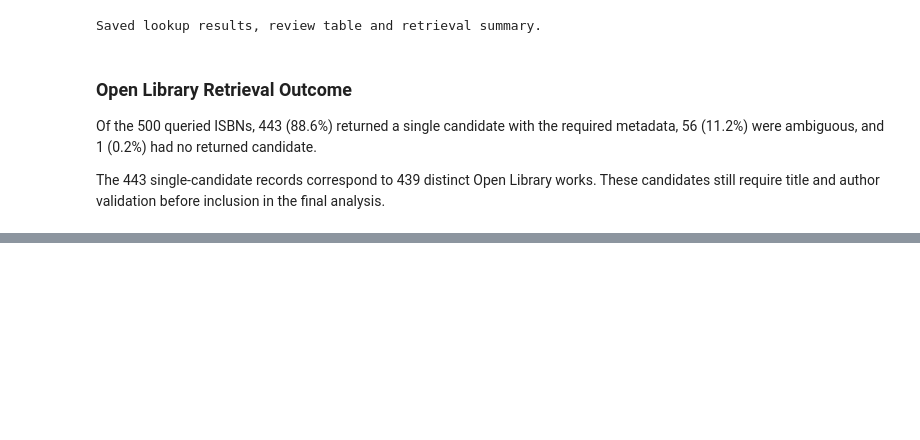
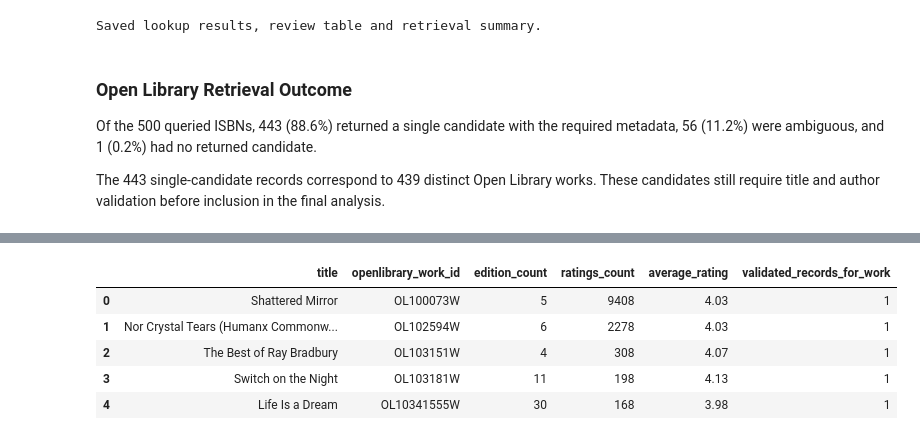
Before and after one commit to radostina-elinchova/books-ds, a Jupyter notebook: books_project.ipynb, the cells around one changed output, grey strips where cells are left out. Drawn from its saved outputs; the diff is of its cells as text; code cells hidden in the pictures; blank space fills up the shorter version.

Commit message:
Validate book matches and prepare analysis dataset

```diff
--- a/books_project.ipynb
+++ b/books_project.ipynb
@@ -1447,0 +1798,86 @@ author validation before inclusion in the final analysis.
+# %%
+validated_editions = matching_log.loc[
+    matching_log["included"]
+].copy()
+
+assert not validated_editions.empty
+
+assert validated_editions[
+    "openlibrary_work_id"
+].notna().all()
+
+for column in ["ratings_count", "edition_count"]:
+    validated_editions[column] = pd.to_numeric(
+        validated_editions[column],
+        errors="raise",
+    ).astype("Int64")
+
+assert validated_editions["ratings_count"].gt(0).all()
+assert validated_editions["edition_count"].gt(0).all()
+
+assert validated_editions[
+    "average_rating"
+].between(1, 5).all()
+
+# Check consistency of edition counts for repeated work IDs.
+assert (
+    validated_editions.groupby("openlibrary_work_id")[
+        "edition_count"
+    ]
+    .nunique()
+    .le(1)
+    .all()
+)
+
+validated_editions["validated_records_for_work"] = (
+    validated_editions.groupby("openlibrary_work_id")[
+        "isbn13"
+    ]
+    .transform("size")
+)
+
+analysis_books = (
+    validated_editions.sort_values(
+        [
+            "openlibrary_work_id",
+            "ratings_count",
+            "isbn13",
+        ],
+        ascending=[True, False, True],
+    )
+    .drop_duplicates(
+        subset="openlibrary_work_id",
+        keep="first",
+    )
+    .reset_index(drop=True)
+)
+
+assert analysis_books["openlibrary_work_id"].is_unique
+assert analysis_books["isbn13"].is_unique
+
+print(
+    "Accepted Goodreads records:",
+    len(validated_editions),
+)
+
+print(
+    "Distinct works for analysis:",
+    len(analysis_books),
+)
+
+print(
+    "Additional records removed during work deduplication:",
+    len(validated_editions) - len(analysis_books),
+)
+
+analysis_books[
+    [
+        "title",
+        "openlibrary_work_id",
+        "edition_count",
+        "ratings_count",
+        "average_rating",
+        "validated_records_for_work",
+    ]
+].head()
+# %% [output]
@@ -1447,0 +1887,6 @@ author validation before inclusion in the final analysis.
+|  | title | openlibrary_work_id | edition_count | ratings_count | average_rating | validated_records_for_work |
+| 0 | Shattered Mirror | OL100073W | 5 | 9408 | 4.03 | 1 |
+| 1 | Nor Crystal Tears (Humanx Commonw... | OL102594W | 6 | 2278 | 4.03 | 1 |
+| 2 | The Best of Ray Bradbury | OL103151W | 4 | 308 | 4.07 | 1 |
+| 3 | Switch on the Night | OL103181W | 11 | 198 | 4.13 | 1 |
+| 4 | Life Is a Dream | OL10341555W | 30 | 168 | 3.98 | 1 |
```
Also changed, not shown: parts of 12 cells of this notebook, 5 other files.
